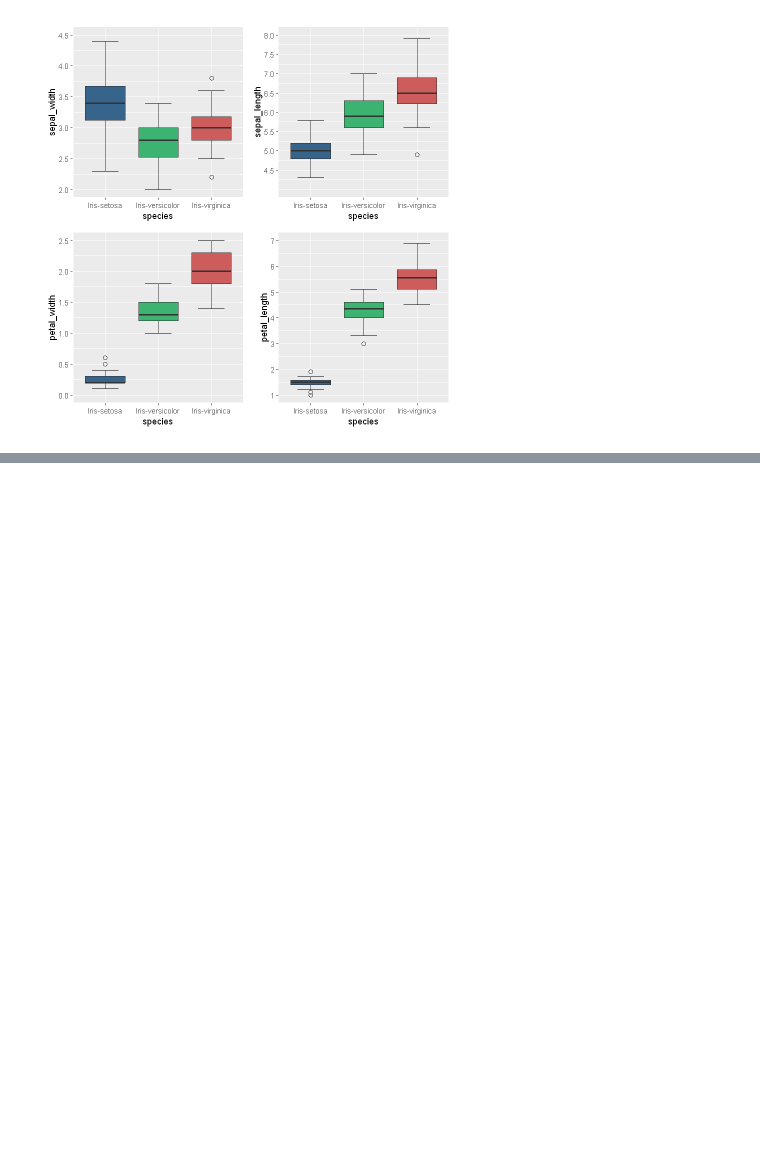
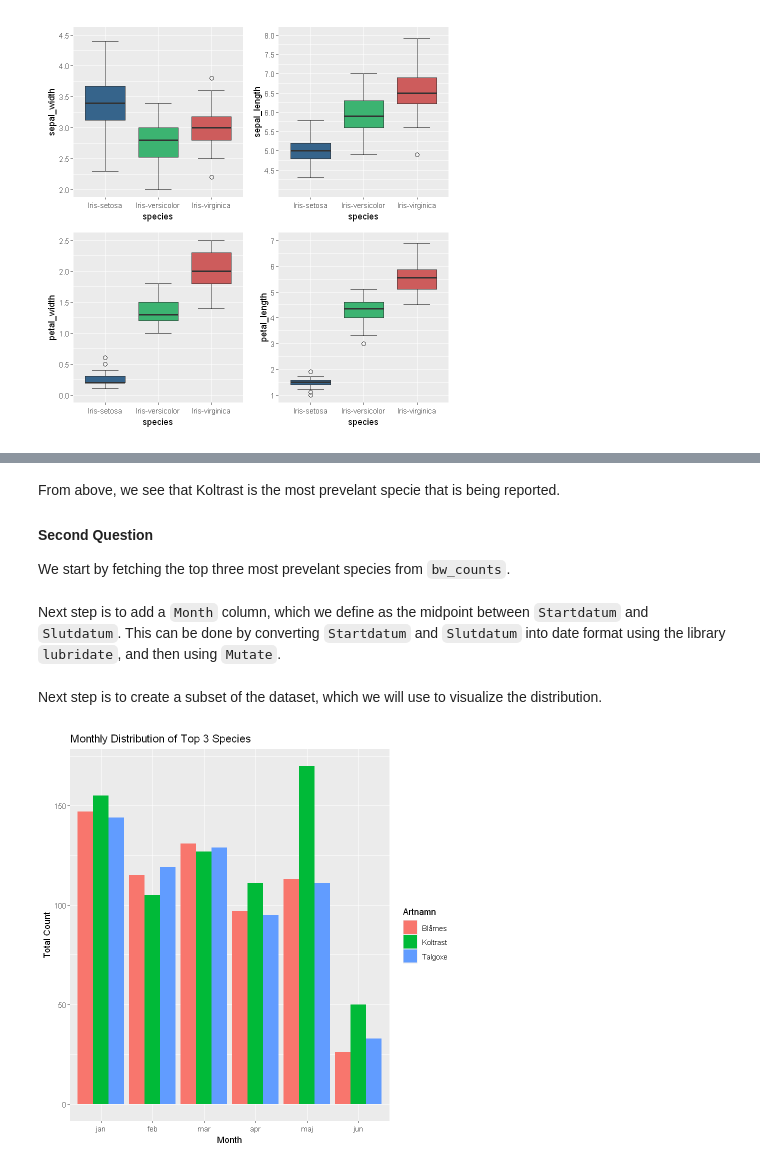
Before and after one commit to gabriellindqvist/su-mt4007, a Jupyter notebook: HW3/HW3.ipynb, the cells around one changed output, grey strips where cells are left out. Drawn from its saved outputs; the diff is of its cells as text; code cells hidden in the pictures; blank space fills up the shorter version.

```diff
--- a/HW3/HW3.ipynb
+++ b/HW3/HW3.ipynb
@@ -134,0 +207,3 @@ boxplot11 + boxplot12 + boxplot21 + boxplot22 + plot_layout(widths = c(2, 2))
+# %%
+bw_df <- bw_df %>%
+    mutate_at("Antal", as.integer)
@@ -134,0 +218,8 @@ boxplot11 + boxplot12 + boxplot21 + boxplot22 + plot_layout(widths = c(2, 2))
+# %%
+bw_counts <- bw_df %>%
+    select(Artnamn) %>%
+    group_by(Artnamn) %>%
+    summarize(count = n(), .groups = "drop") %>%
+    arrange(desc(count))
+
+head(bw_counts)
@@ -134,0 +236,38 @@ boxplot11 + boxplot12 + boxplot21 + boxplot22 + plot_layout(widths = c(2, 2))
+# %% [markdown]
+From above, we see that Koltrast is the most prevelant specie that is being reported.
+
+#### Second Question
+We start by fetching the top three most prevelant species from `bw_counts`.
+# %%
+top_species <- bw_counts %>%
+    top_n(3, count) %>%
+    pull(Artnamn)
+# %% [markdown]
+Next step is to add a `Month` column, which we define as the midpoint between `Startdatum` and `Slutdatum`. This can be done by converting `Startdatum` and `Slutdatum` into date format using the library `lubridate`, and then using `Mutate`.
+# %%
+library(lubridate)
+
+bw_df <- bw_df %>%
+    mutate(
+        Startdatum = as.Date(Startdatum, format = "%Y-%m-%d"),
+        Slutdatum = as.Date(Slutdatum, format = "%Y-%m-%d"),
+        Midpoint = Startdatum + (Slutdatum - Startdatum) / 2
+    )
+
+bw_df <- bw_df %>%
+    mutate(Month = month(Midpoint, label = TRUE, abbr = TRUE))
+# %% [markdown]
+Next step is to create a subset of the dataset, which we will use to visualize the distribution.
+# %%
+monthly_distr <- bw_df %>%
+    filter(Artnamn %in% top_species) %>%
+    group_by(Artnamn, Month) %>%
+    summarize(count = n(), .groups = "drop") %>%
+    arrange(Artnamn, Month)
+
+ggplot(monthly_distr, aes(x = Month, y = count, fill = Artnamn)) +
+    geom_bar(stat = "identity", position = "dodge") +
+    labs(title = "Monthly Distribution of Top 3 Species",
+        x = "Month", y = "Total Count")
+# %% [output]
+[figure, added]
```
Also changed, not shown: parts of 44 cells of this notebook.
